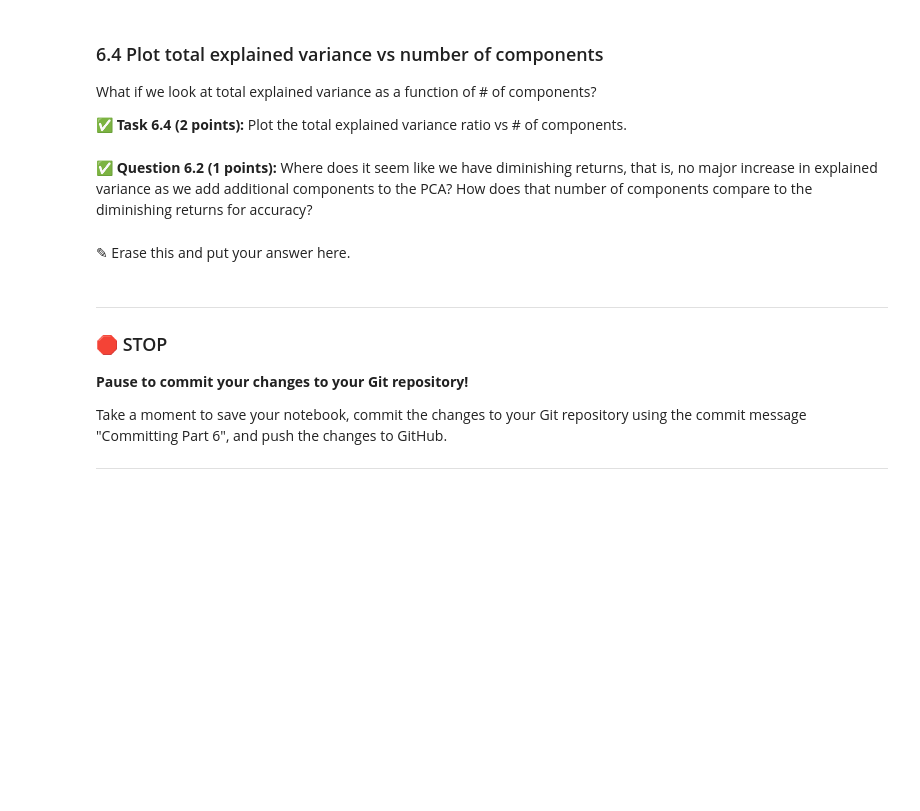
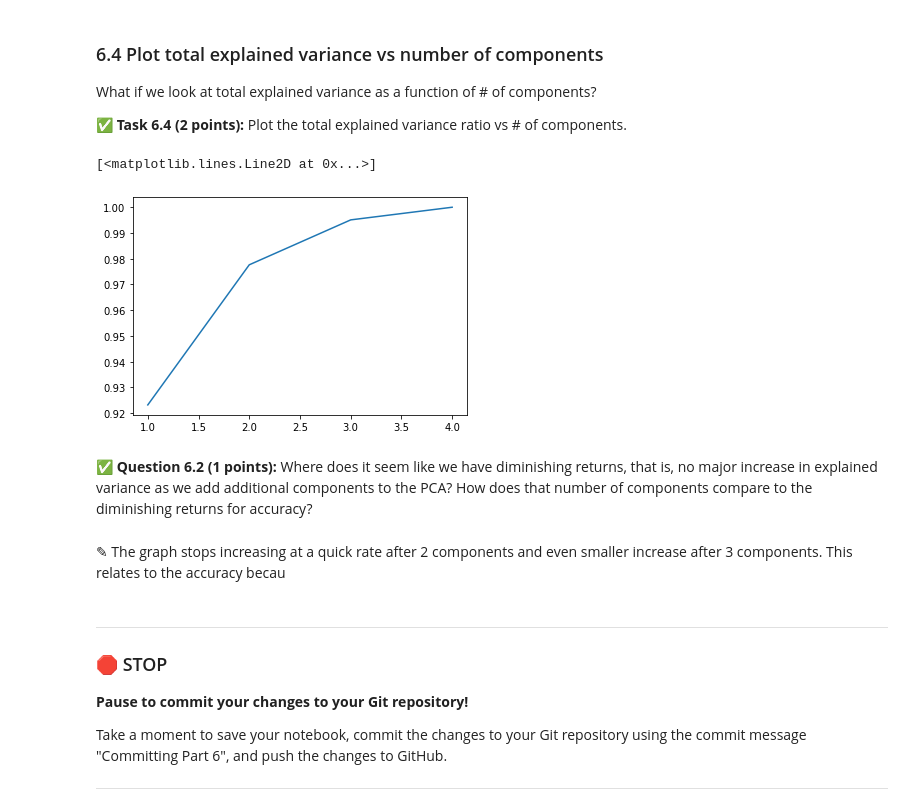
Before and after one commit to hewittso/cmse202-s21-turnin, a Jupyter notebook: hw-05/HW-05.ipynb, the cells around one changed output. Cells and saved outputs as stored; diff of their text form; code cells hidden in the pictures; blank space fills up the shorter version.

```diff
--- a/hw-05/HW-05.ipynb
+++ b/hw-05/HW-05.ipynb
@@ -487,10 +545,14 @@ What if we look at total explained variance as a function of # of components?
 **&#9989; Task 6.4 (2 points):** Plot the total explained variance ratio vs # of components.
 # %%
 # Put your code here
+plt.plot(num_comp, evr)
+# %% [output]
+[<matplotlib.lines.Line2D at 0x...>]
+[figure, added]
 # %% [markdown]
 **&#9989; Question 6.2 (1 points):** Where does it seem like we have diminishing returns, that is, no major increase in explained variance as we add additional components to the PCA? How does that number of components compare to the diminishing returns for accuracy?
-# %% [markdown]
-<font size=+3>&#9998;</font> Erase this and put your answer here.
+# %% [markdown]
+<font size=+3>&#9998;</font> The graph stops increasing at a quick rate after 2 components and even smaller increase after 3 components. This relates to the accuracy becau
 # %% [markdown]
 ---
 ### &#128721; STOP
```
Also changed, not shown: parts of 8 cells of this notebook.
